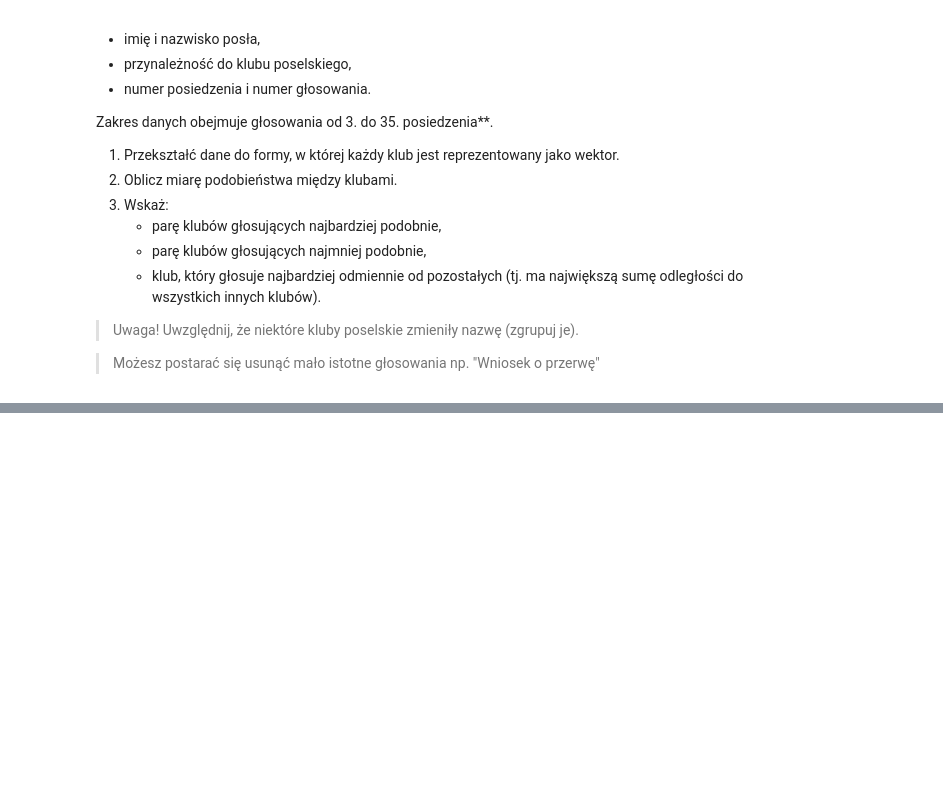
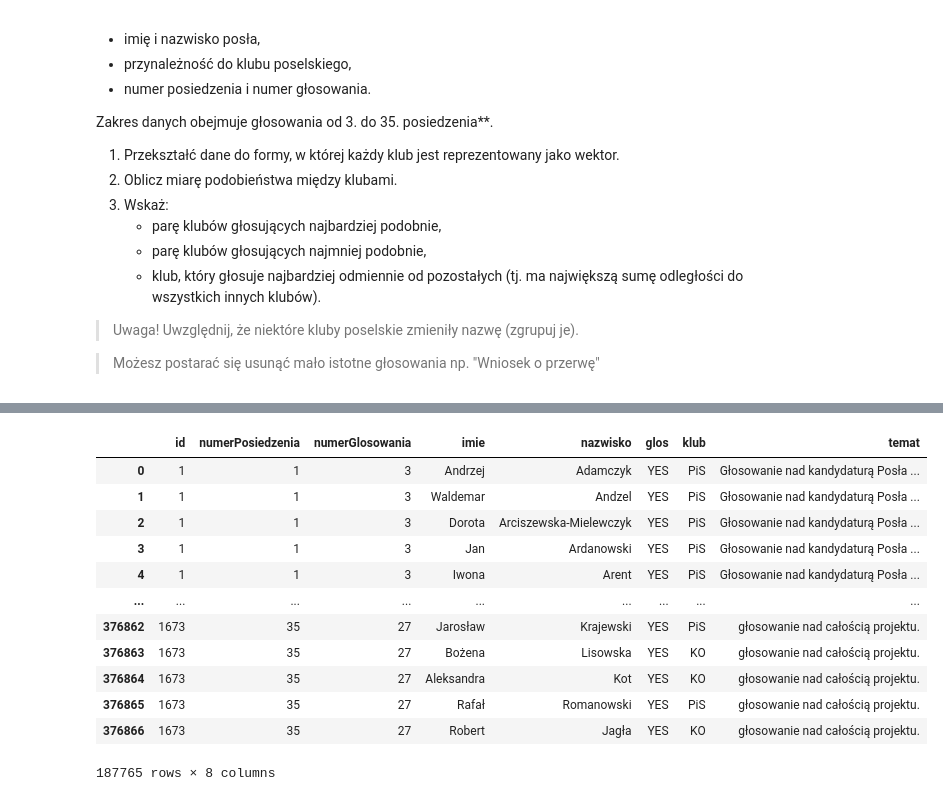
Before and after one commit to Jvsin/ai-studies, a Jupyter notebook: amum2025/Lab10/Lab10.ipynb, the cells around one changed output, grey strips where cells are left out. Saved outputs shown, nothing was run; the diff lists cells and outputs as text; code cells hidden in the pictures; blank space fills up the shorter version.

```diff
--- a/amum2025/Lab10/Lab10.ipynb
+++ b/amum2025/Lab10/Lab10.ipynb
@@ -275,0 +293,58 @@ Zakres danych obejmuje głosowania od 3. do 35. posiedzenia**.
+# %%
+print(f"Przed filtrem: {len(data)} wierszy")
+data = data[~data['temat'].str.contains('Wniosek o przerwę', case=False, na=False)]
+print(f"Po 'Wniosek o przerwę': {len(data)} wierszy")
+
+data = data[~data['temat'].str.contains(r'\bgłosowanie nad przyjęciem wniosku z druku\b', case=False, na=False)]
+print(f"Po 'głosowanie nad przyjęciem wniosku z druku': {len(data)} wierszy")
+
+data = data[~data['temat'].str.contains('poprawka', case=False, na=False)]
+print(f"Po 'poprawka': {len(data)} wierszy")
+
+data = data[~data['temat'].str.contains('wniosek o odroczenie posiedzenia', case=False, na=False)]
+print(f"Po 'wniosek o odroczenie posiedzenia': {len(data)} wierszy")
+
+data = data[~data['temat'].str.contains(r'\bpoprawk[ai]\b', case=False, na=False)]
+print(f"Po 'poprawk[ai]': {len(data)} wierszy")
+
+data = data[~data['temat'].str.contains('ustalenie czasu debat', case=False, na=False)]
+print(f"Po 'ustalenie czasu debat': {len(data)} wierszy")
+
+data = data[~data['temat'].str.contains('zgoda na zastosowanie art. 51 pkt 3 regulaminu Sejmu', case=False, na=False)]
+print(f"Po 'zgoda na zastosowanie art. 51 pkt 3 regulaminu Sejmu': {len(data)} wierszy")
+
+data = data[~data['temat'].str.contains('wniosek o przystąpienie do drugiego czytania  bez kierowania projektu do komisji', case=False, na=False)]
+print(f"Po 'wniosek o przystąpienie do drugiego czytania bez kierowania projektu do komisji': {len(data)} wierszy")
+
+data = data[~data['temat'].str.contains('wniosek o uzupełnienie porządku dziennego.', case=False, na=False)]
+print(f"Po 'wniosek o uzupełnienie porządku dziennego.': {len(data)} wierszy")
+
+data = data[~data['temat'].str.contains('wniosek o przystąpienie do trzeciego czytania bez kierowania projektu do komisji', case=False, na=False)]
+print(f"Po 'wniosek o przystąpienie do trzeciego czytania bez kierowania projektu do komisji': {len(data)} wierszy")
+
+data = data[~data['temat'].str.contains('wniosek o odrzucenie projektu w pierwszym czytaniu.', case=False, na=False)]
+print(f"Po 'wniosek o odrzucenie projektu w pierwszym czytaniu.': {len(data)} wierszy")
+
+data = data[~data['temat'].str.contains('głosowanie nad przyjęciem propozycji wysłuchania 3-minutowych oświadczeń w imieniu klubów i koła ', case=False, na=False)]
+print(f"Po 'głosowanie nad przyjęciem propozycji wysłuchania oświadczeń': {len(data)} wierszy")
+
+data = data[~data['temat'].str.contains('Wniosek o przejście do porządku dziennego', case=False, na=False)]
+print(f"Po 'Wniosek o przejście do porządku dziennego': {len(data)} wierszy")
+
+data = data[~data['temat'].str.contains('ustalenie czasów debat', case=False, na=False)]
+print(f"Po 'ustalenie czasów debat': {len(data)} wierszy")
+
+data = data[~data['temat'].str.contains('wyrażenie zgody na skrócenie terminu określonego w art. 30 ust. 4 regulaminu Sejmu', case=False, na=False)]
+print(f"Po 'wyrażenie zgody na skrócenie terminu art. 30 ust. 4 regulaminu Sejmu': {len(data)} wierszy")
+
+data = data[~data['temat'].str.contains(r'\"wniosek o skrócenie terminu, o którym mowa w art. 54 ust. 5 regulaminu Sejmu w sprawie sprawozdania z druku nr 1198\"', case=False, na=False)]
+print(f"Po 'wniosek o skrócenie terminu art. 54 ust. 5': {len(data)} wierszy")
+
+data = data[~data['temat'].str.contains(r'\"wniosek o skrócenie terminu, o którym mowa w art. 54 ust. 5 regulaminu Sejmu\"', case=False, na=False)]
+print(f"Po 'wniosek o skrócenie terminu, o którym mowa w art. 54 ust. 5 regulaminu Sejmu': {len(data)} wierszy")
+
+data = data[~data['temat'].str.contains('wniosek o zastosowanie art. 51 pkt 1 regulaminu Sejmu', case=False, na=False)]
+print(f"Po 'wniosek o zastosowanie art. 51 pkt 1 regulaminu Sejmu': {len(data)} wierszy")
+
+data
+# %% [output]
@@ -275,0 +370,13 @@ Zakres danych obejmuje głosowania od 3. do 35. posiedzenia**.
+|  | id | numerPosiedzenia | numerGlosowania | imie | nazwisko | glos | klub | temat |
+| 0 | 1 | 1 | 3 | Andrzej | Adamczyk | YES | PiS | Głosowanie nad kandydaturą Posła ... |
+| 1 | 1 | 1 | 3 | Waldemar | Andzel | YES | PiS | Głosowanie nad kandydaturą Posła ... |
+| 2 | 1 | 1 | 3 | Dorota | Arciszewska-Mielewczyk | YES | PiS | Głosowanie nad kandydaturą Posła ... |
+| 3 | 1 | 1 | 3 | Jan | Ardanowski | YES | PiS | Głosowanie nad kandydaturą Posła ... |
+| 4 | 1 | 1 | 3 | Iwona | Arent | YES | PiS | Głosowanie nad kandydaturą Posła ... |
+| ... | ... | ... | ... | ... | ... | ... | ... | ... |
+| 376862 | 1673 | 35 | 27 | Jarosław | Krajewski | YES | PiS | głosowanie nad całością projektu. |
+| 376863 | 1673 | 35 | 27 | Bożena | Lisowska | YES | KO | głosowanie nad całością projektu. |
+| 376864 | 1673 | 35 | 27 | Aleksandra | Kot | YES | KO | głosowanie nad całością projektu. |
+| 376865 | 1673 | 35 | 27 | Rafał | Romanowski | YES | PiS | głosowanie nad całością projektu. |
+| 376866 | 1673 | 35 | 27 | Robert | Jagła | YES | KO | głosowanie nad całością projektu. |
+187765 rows × 8 columns
```
Also changed, not shown: parts of 4 cells of this notebook.
